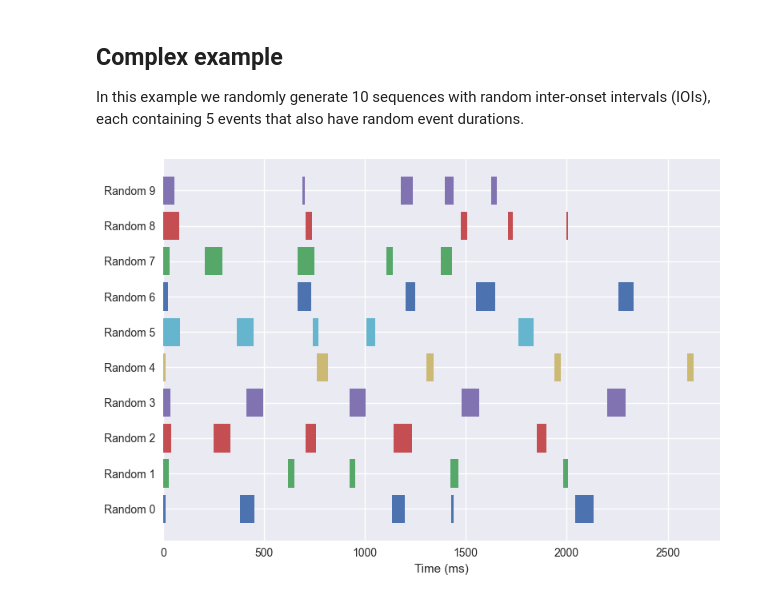
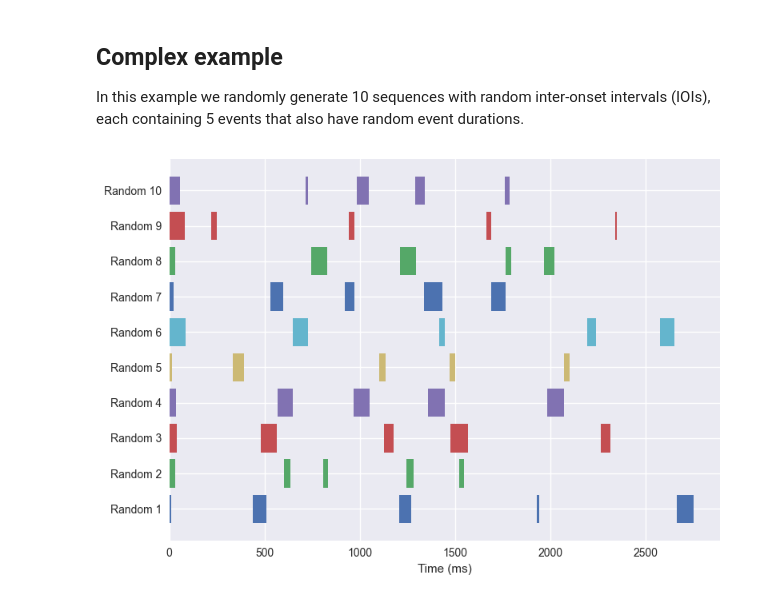
Before and after one commit to Jellevanderwerff/thebeat, a Jupyter notebook: docs/build/doctrees/nbsphinx/examples/snippets/plot_multiple_sequences.ipynb, the cells around one changed output. Saved outputs shown, nothing was run; the diff lists cells and outputs as text; code cells hidden in the pictures.

```diff
--- a/docs/build/doctrees/nbsphinx/examples/snippets/plot_multiple_sequences.ipynb
+++ b/docs/build/doctrees/nbsphinx/examples/snippets/plot_multiple_sequences.ipynb
@@ -48,24 +48,24 @@ that also have random event durations.
 # %%
 # For reproducible randomness
 rng = np.random.default_rng(seed=123)
 
 # Generate random sequences using
 seqs = [Sequence.generate_random_uniform(n=5, a=200, b=800) for _ in range(10)]
 
 # Create empty list that we will fill with StimSequence objects
 stimseqs = []
 
 # Loop over the sequences
 for seq in seqs:
-    # Generate 10 events with random durations
-    stims = [Stimulus.generate(duration=rng.integers(low=10, high=100, size=1)) for _ in range(5)]
+    # Generate 5 events with random durations
+    stims = [Stimulus.generate(duration=x) for x in rng.integers(low=10, high=100, size=5)]
     # Create a StimSequence and add to stimseqs list
     stimseqs.append(StimSequence(stims, seq))
 
 # Additionally give them names
-sequence_names = [f"Random {i}" for i in range(len(stimseqs))]
+sequence_names = [f"Random {i+1}" for i in range(len(stimseqs))]
 
 # Now plot!!
 plot_multiple_sequences(stimseqs, sequence_names=sequence_names);
 # %% [output]
-[figure, old version]
+[figure, new version]
```
Also changed, not shown: 32 other files.
